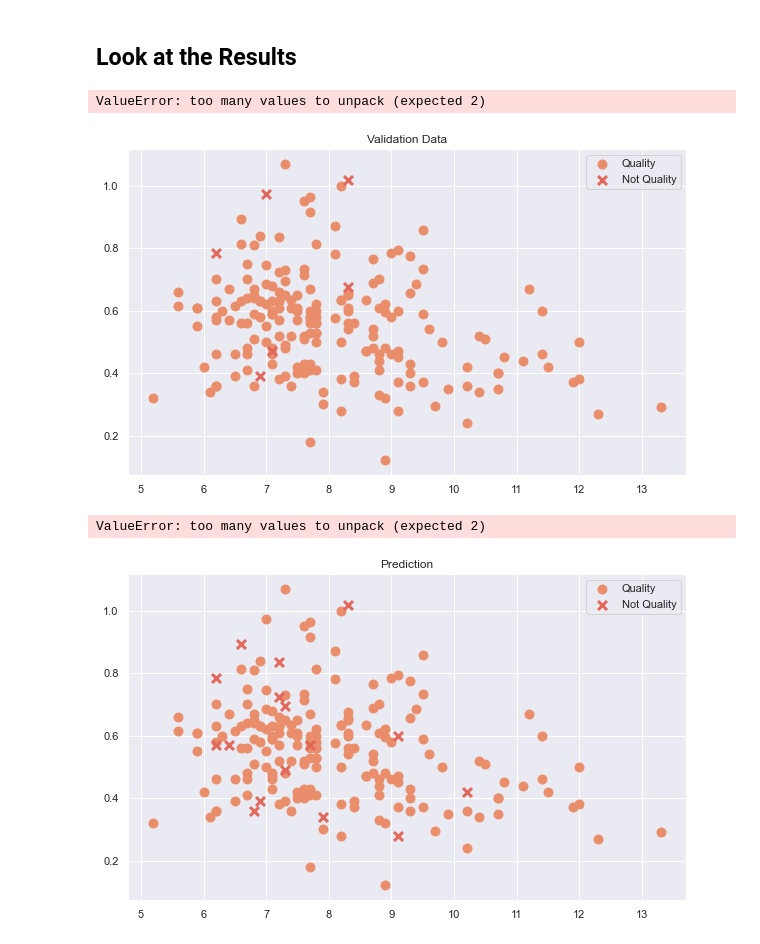
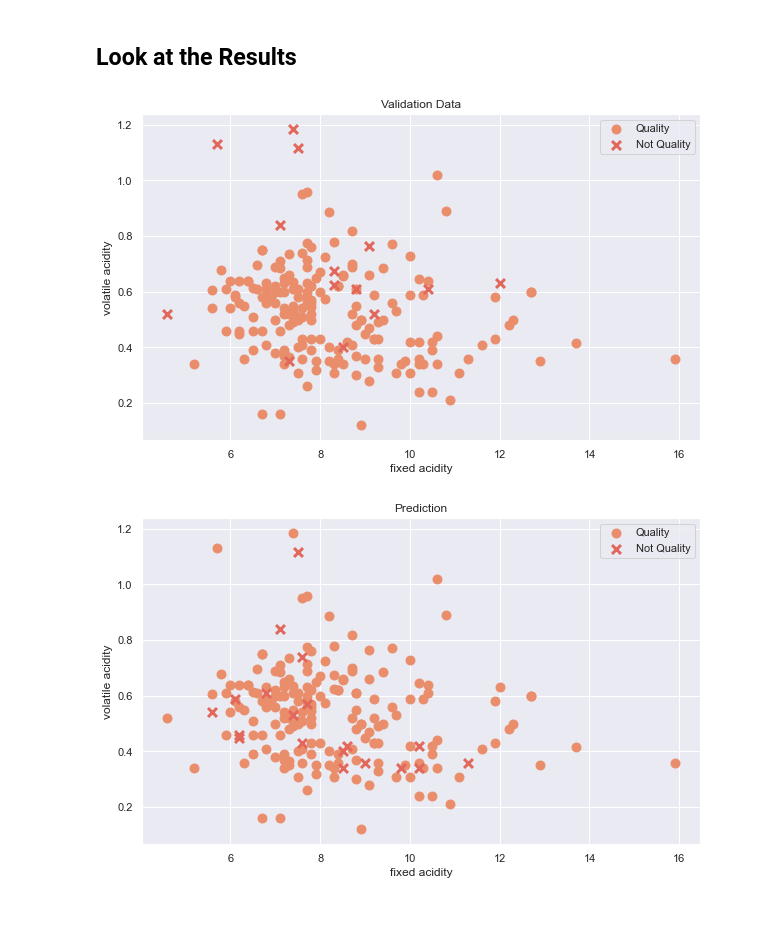
Before and after one commit to katforrest/Statistics-Fundamentals, a Jupyter notebook: Classification Model/Logistic Regression_Multiple Variables_Wine Quality Data.ipynb, the cells around one changed output. Cells and saved outputs as stored; diff of their text form; code cells hidden in the pictures; blank space fills up the shorter version.

```diff
--- a/Classification Model/Logistic Regression_Multiple Variables_Wine Quality Data.ipynb
+++ b/Classification Model/Logistic Regression_Multiple Variables_Wine Quality Data.ipynb
@@ -267,24 +268,22 @@ y_prediction = predict(x_val, model_w, model_b)
 # %%
 fig, ax = plt.subplots(figsize = (10,6))
 plot_data(x_val[1:200], y_val[1:200], ax, pos_label="Quality", neg_label="Not Quality")
 plt.title('Validation Data')
-x_label,y_label = x_features
+x_label,y_label = x_features[0:2]
 plt.ylabel(y_label)
 plt.xlabel(x_label)
 plt.legend(loc="upper right")
 plt.show()
 # %% [output]
-ValueError: too many values to unpack (expected 2)
-[figure, old version]
+[figure, new version]
 # %%
 fig, ax = plt.subplots(figsize = (10,6))
 plot_data(x_val[1:200], y_prediction[1:200], ax, pos_label="Quality", neg_label="Not Quality")
 plt.title('Prediction')
-x_label,y_label = x_features
+x_label,y_label = x_features[0:2]
 plt.ylabel(y_label)
 plt.xlabel(x_label)
 plt.legend(loc="upper right")
 plt.show()
 # %% [output]
-ValueError: too many values to unpack (expected 2)
-[figure, old version]
+[figure, new version]
```
Also changed, not shown: parts of 10 cells of this notebook.
